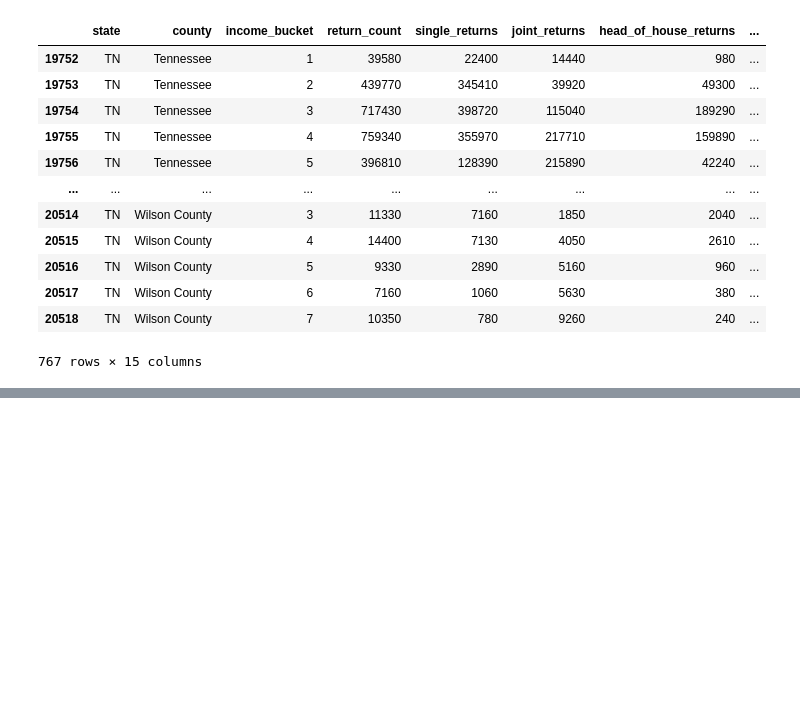
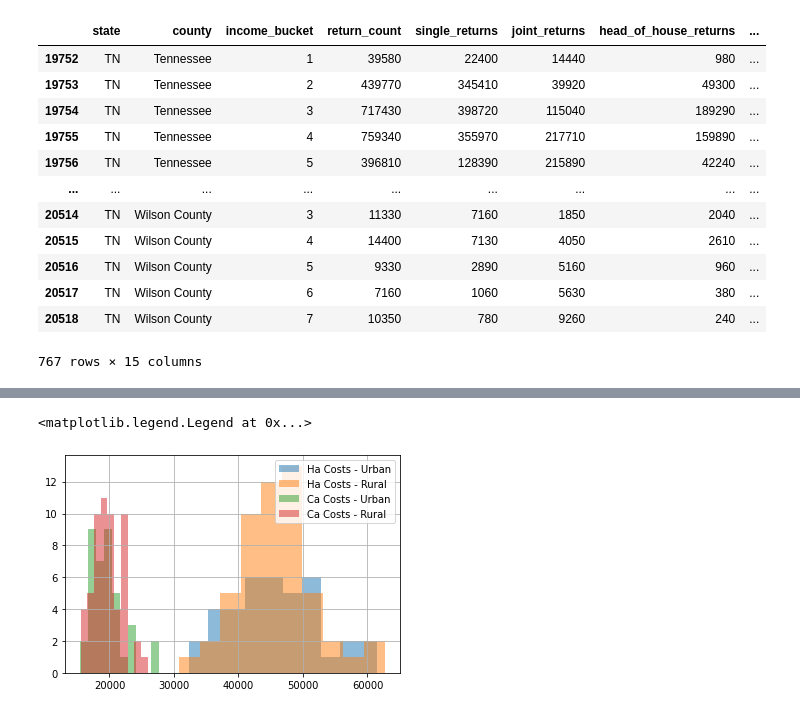
Before and after one commit to conradbn/data-science-essentials-3, a Jupyter notebook: notebooks/week_one_Assignment.ipynb, the cells around one changed output, grey strips where cells are left out. Drawn from its saved outputs; the diff is of its cells as text; code cells hidden in the pictures; blank space fills up the shorter version.

```diff
--- a/notebooks/week_one_Assignment.ipynb
+++ b/notebooks/week_one_Assignment.ipynb
@@ -232,0 +264,9 @@ income_df_TN_red.head(-1)
+# %%
+h = ha_costs_df_TN.analysis_value[ha_costs_df_TN.urban == 'Urban'].hist(alpha=0.5,bins=10,label='Ha Costs - Urban')
+ha_costs_df_TN.analysis_value[ha_costs_df_TN.urban == 'Rural'].hist(alpha=0.5,bins=10,label='Ha Costs - Rural')
+cancer_costs_df_TN.analysis_value[cancer_costs_df_TN.urban == 'Urban'].hist(alpha=0.5,bins=10,label='Ca Costs - Urban')
+cancer_costs_df_TN.analysis_value[cancer_costs_df_TN.urban == 'Rural'].hist(alpha=0.5,bins=10,label='Ca Costs - Rural')
+h.legend()
+# %% [output]
+<matplotlib.legend.Legend at 0x...>
+[figure, added]
```
Also changed, not shown: parts of 20 cells of this notebook.
